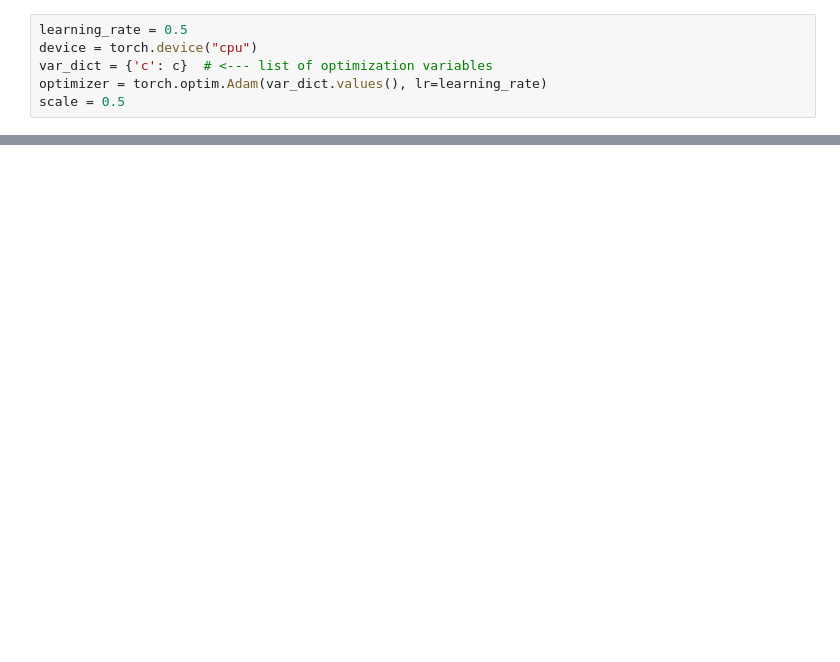
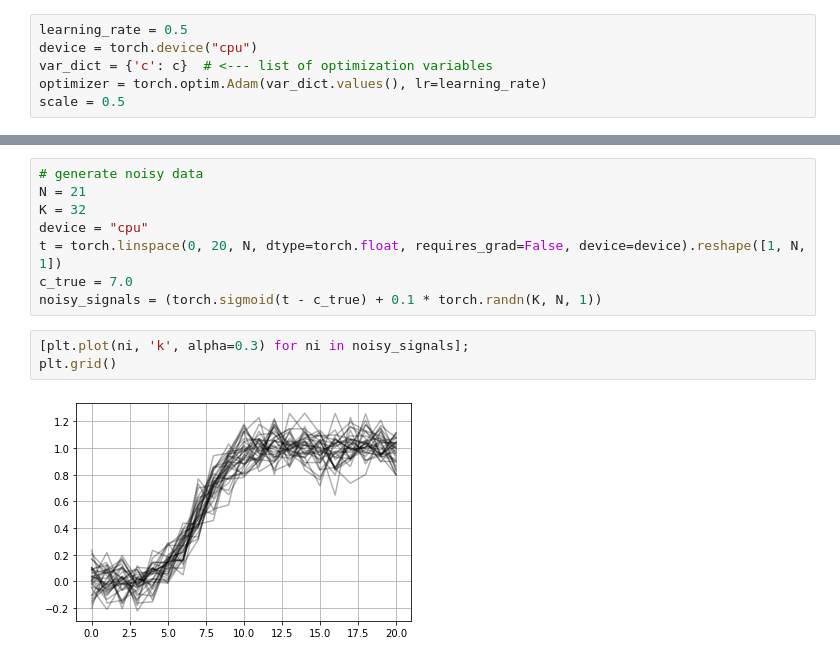
Before and after one commit to StanfordASL/stlcg, a Jupyter notebook: demo.ipynb, the cells around one changed output, grey strips where cells are left out. Drawn from its saved outputs; the diff is of its cells as text; blank space fills up the shorter version.

```diff
--- a/demo.ipynb
+++ b/demo.ipynb
@@ -296,0 +385,13 @@ iteration: 580 -- loss: 0.006 ---- c:6.427 ---- scale:0.000 ---- true value:0.00
+# %%
+# generate noisy data
+N = 21
+K = 32
+device = "cpu"
+t = torch.linspace(0, 20, N, dtype=torch.float, requires_grad=False, device=device).reshape([1, N, 1])
+c_true = 7.0
+noisy_signals = (torch.sigmoid(t - c_true) + 0.1 * torch.randn(K, N, 1))
+# %%
+[plt.plot(ni, 'k', alpha=0.3) for ni in noisy_signals];
+plt.grid()
+# %% [output]
+[figure, added]
```
Also changed, not shown: parts of 11 cells of this notebook, 1 other file.
